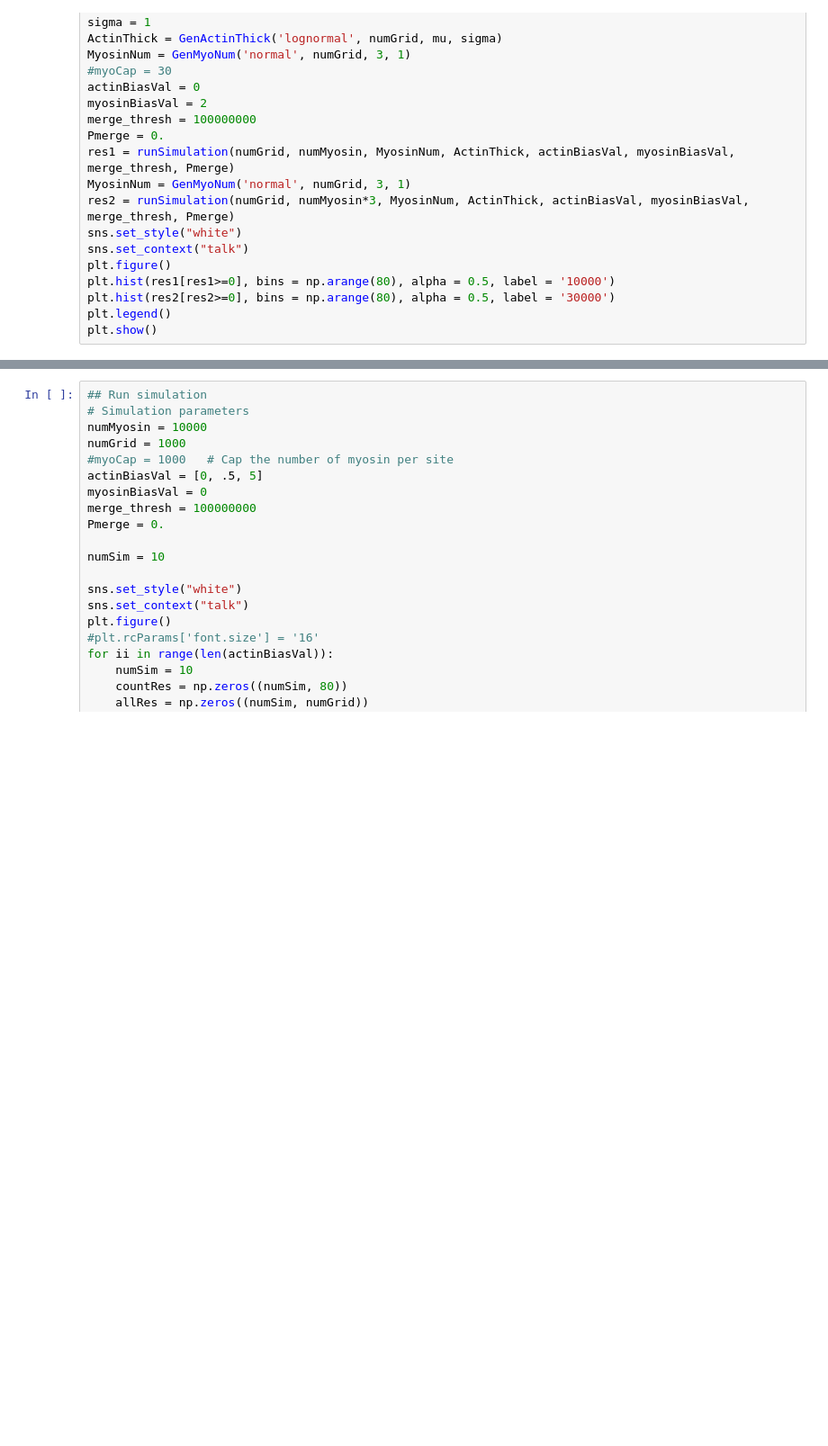
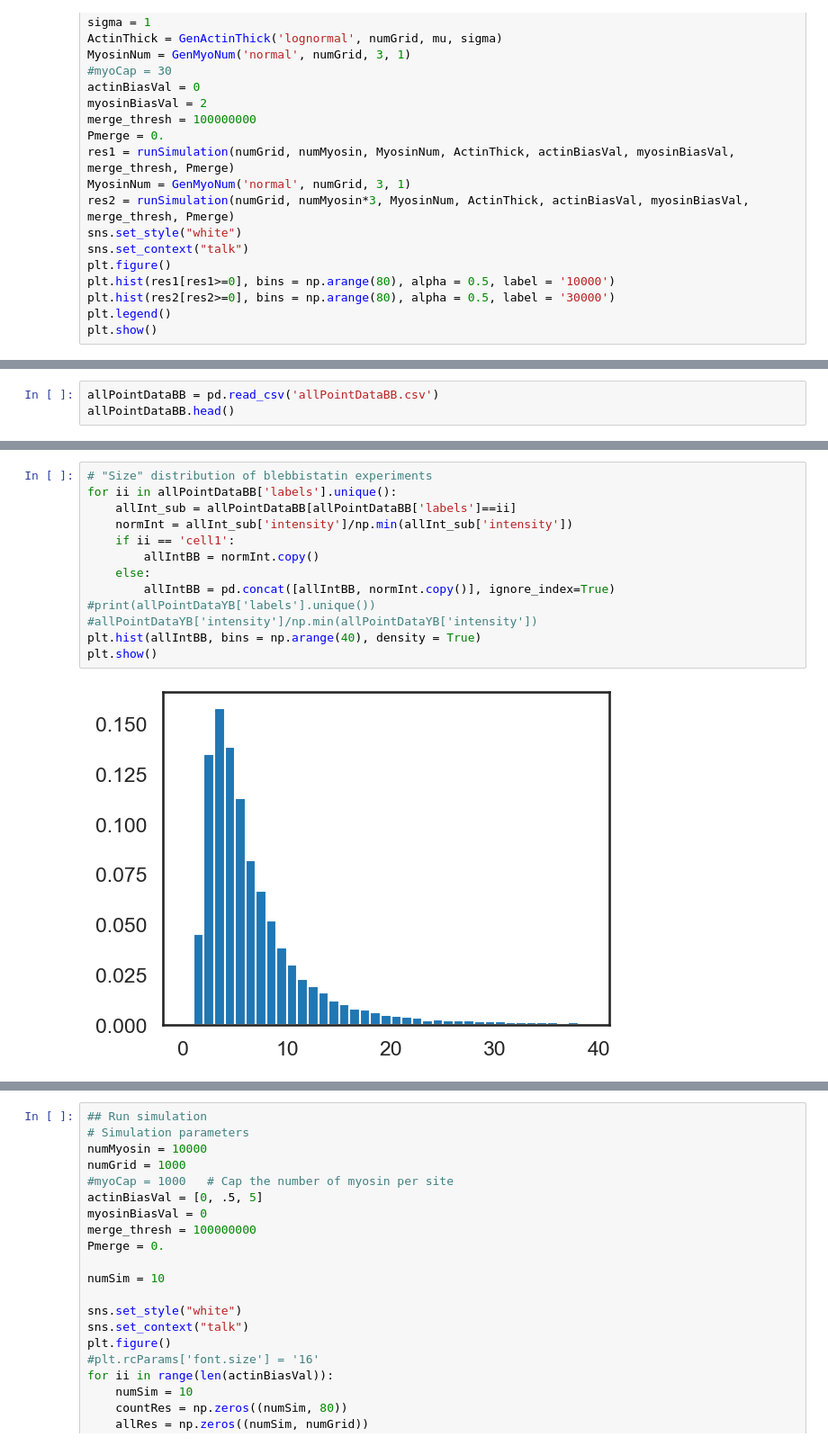
Before and after one commit to WHChou/Myosin-cluster-simulation, a Jupyter notebook: MyosinBinding_v2.ipynb, the cells around one changed output, grey strips where cells are left out. Shown at 90% size. Saved outputs shown, nothing was run; the diff lists cells and outputs as text; blank space fills up the shorter version.

```diff
--- a/MyosinBinding_v2.ipynb
+++ b/MyosinBinding_v2.ipynb
@@ -547,0 +552,3 @@ plt.show()
+# %%
+allPointDataBB = pd.read_csv('allPointDataBB.csv')
+allPointDataBB.head()
@@ -547,0 +562,15 @@ plt.show()
+# %%
+# "Size" distribution of blebbistatin experiments
+for ii in allPointDataBB['labels'].unique():
+    allInt_sub = allPointDataBB[allPointDataBB['labels']==ii]
+    normInt = allInt_sub['intensity']/np.min(allInt_sub['intensity'])
+    if ii == 'cell1':
+        allIntBB = normInt.copy()
+    else:
+        allIntBB = pd.concat([allIntBB, normInt.copy()], ignore_index=True)
+#print(allPointDataYB['labels'].unique())
+#allPointDataYB['intensity']/np.min(allPointDataYB['intensity'])
+plt.hist(allIntBB, bins = np.arange(40), density = True)
+plt.show()
+# %% [output]
+[figure, added]
```
Also changed, not shown: parts of 18 cells of this notebook, 1 other file.
